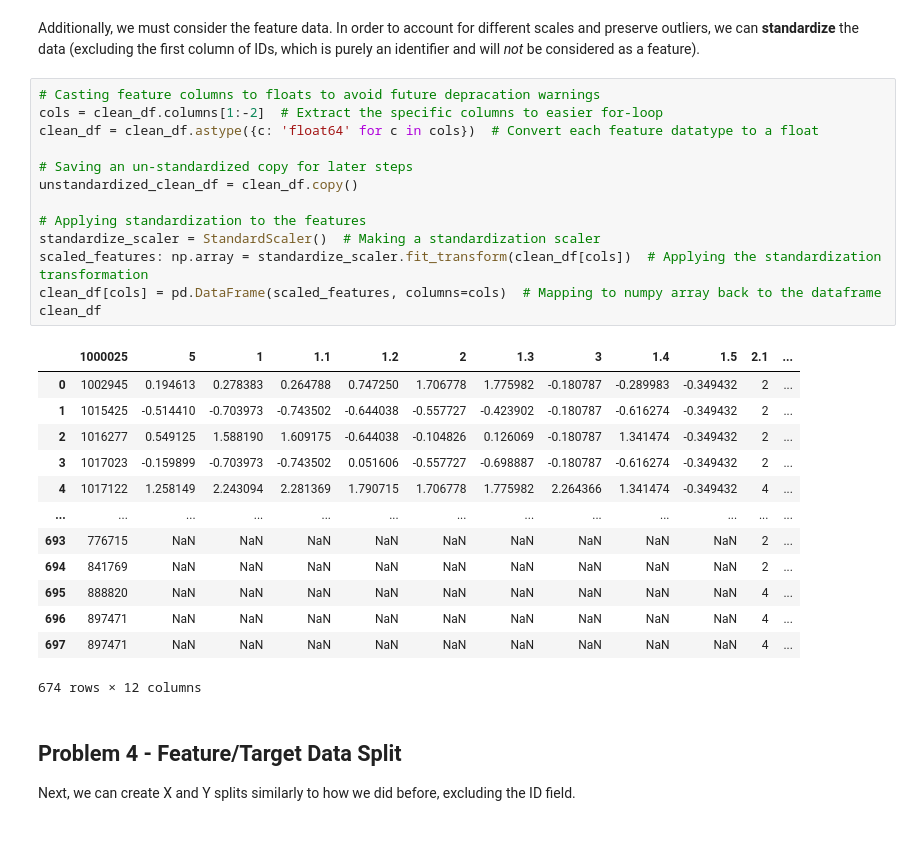
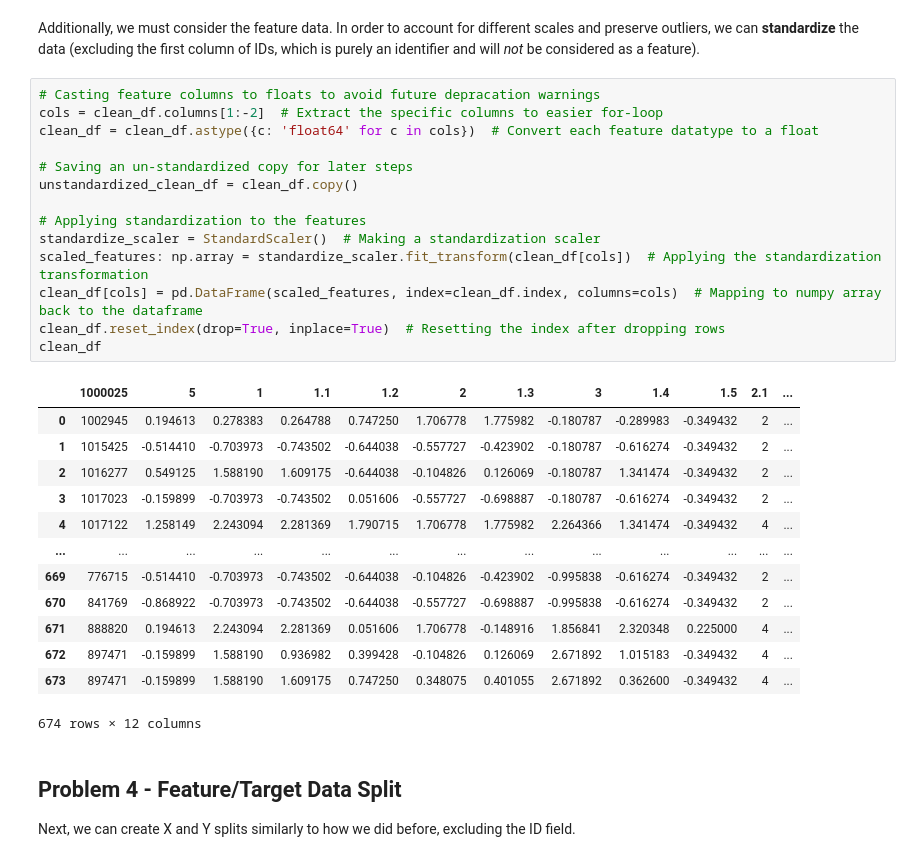
Before and after one commit to Jairik/Data-Science-Fundementals, a Jupyter notebook: HW2/HW2-JJ-McCauley.ipynb, the cells around one changed output. Saved outputs shown, nothing was run; the diff lists cells and outputs as text.

```diff
--- a/HW2/HW2-JJ-McCauley.ipynb
+++ b/HW2/HW2-JJ-McCauley.ipynb
@@ -104,29 +104,30 @@ Additionally, we must consider the feature data. In order to account for differe
 # %%
 # Casting feature columns to floats to avoid future depracation warnings
 cols = clean_df.columns[1:-2]  # Extract the specific columns to easier for-loop
 clean_df = clean_df.astype({c: 'float64' for c in cols})  # Convert each feature datatype to a float
 
 # Saving an un-standardized copy for later steps
 unstandardized_clean_df = clean_df.copy()
 
 # Applying standardization to the features
 standardize_scaler = StandardScaler()  # Making a standardization scaler
 scaled_features: np.array = standardize_scaler.fit_transform(clean_df[cols])  # Applying the standardization transformation
-clean_df[cols] = pd.DataFrame(scaled_features, columns=cols)  # Mapping to numpy array back to the dataframe
+clean_df[cols] = pd.DataFrame(scaled_features, index=clean_df.index, columns=cols)  # Mapping to numpy array back to the dataframe
+clean_df.reset_index(drop=True, inplace=True)  # Resetting the index after dropping rows
 clean_df
 # %% [output]
 |  | 1000025 | 5 | 1 | 1.1 | 1.2 | 2 | 1.3 | 3 | 1.4 | 1.5 | 2.1 | ... |
 | 0 | 1002945 | 0.194613 | 0.278383 | 0.264788 | 0.747250 | 1.706778 | 1.775982 | -0.180787 | -0.289983 | -0.349432 | 2 | ... |
 | 1 | 1015425 | -0.514410 | -0.703973 | -0.743502 | -0.644038 | -0.557727 | -0.423902 | -0.180787 | -0.616274 | -0.349432 | 2 | ... |
 | 2 | 1016277 | 0.549125 | 1.588190 | 1.609175 | -0.644038 | -0.104826 | 0.126069 | -0.180787 | 1.341474 | -0.349432 | 2 | ... |
 | 3 | 1017023 | -0.159899 | -0.703973 | -0.743502 | 0.051606 | -0.557727 | -0.698887 | -0.180787 | -0.616274 | -0.349432 | 2 | ... |
 | 4 | 1017122 | 1.258149 | 2.243094 | 2.281369 | 1.790715 | 1.706778 | 1.775982 | 2.264366 | 1.341474 | -0.349432 | 4 | ... |
 | ... | ... | ... | ... | ... | ... | ... | ... | ... | ... | ... | ... | ... |
-| 693 | 776715 | NaN | NaN | NaN | NaN | NaN | NaN | NaN | NaN | NaN | 2 | ... |
-| 694 | 841769 | NaN | NaN | NaN | NaN | NaN | NaN | NaN | NaN | NaN | 2 | ... |
-| 695 | 888820 | NaN | NaN | NaN | NaN | NaN | NaN | NaN | NaN | NaN | 4 | ... |
-| 696 | 897471 | NaN | NaN | NaN | NaN | NaN | NaN | NaN | NaN | NaN | 4 | ... |
-| 697 | 897471 | NaN | NaN | NaN | NaN | NaN | NaN | NaN | NaN | NaN | 4 | ... |
+| 669 | 776715 | -0.514410 | -0.703973 | -0.743502 | -0.644038 | -0.104826 | -0.423902 | -0.995838 | -0.616274 | -0.349432 | 2 | ... |
+| 670 | 841769 | -0.868922 | -0.703973 | -0.743502 | -0.644038 | -0.557727 | -0.698887 | -0.995838 | -0.616274 | -0.349432 | 2 | ... |
+| 671 | 888820 | 0.194613 | 2.243094 | 2.281369 | 0.051606 | 1.706778 | -0.148916 | 1.856841 | 2.320348 | 0.225000 | 4 | ... |
+| 672 | 897471 | -0.159899 | 1.588190 | 0.936982 | 0.399428 | -0.104826 | 0.126069 | 2.671892 | 1.015183 | -0.349432 | 4 | ... |
+| 673 | 897471 | -0.159899 | 1.588190 | 1.609175 | 0.747250 | 0.348075 | 0.401055 | 2.671892 | 0.362600 | -0.349432 | 4 | ... |
 674 rows × 12 columns
 # %% [markdown]
 ## Problem 4 - Feature/Target Data Split
```
Also changed, not shown: parts of 23 cells of this notebook.
